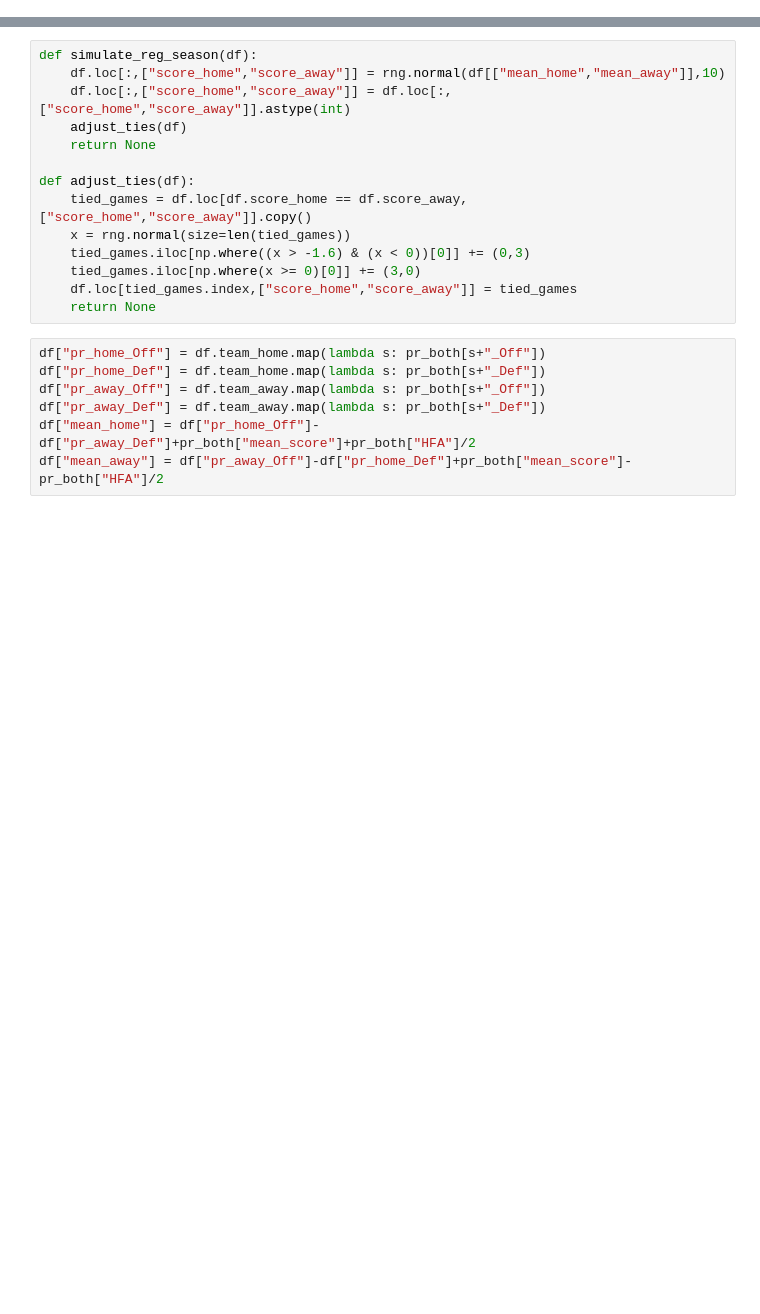
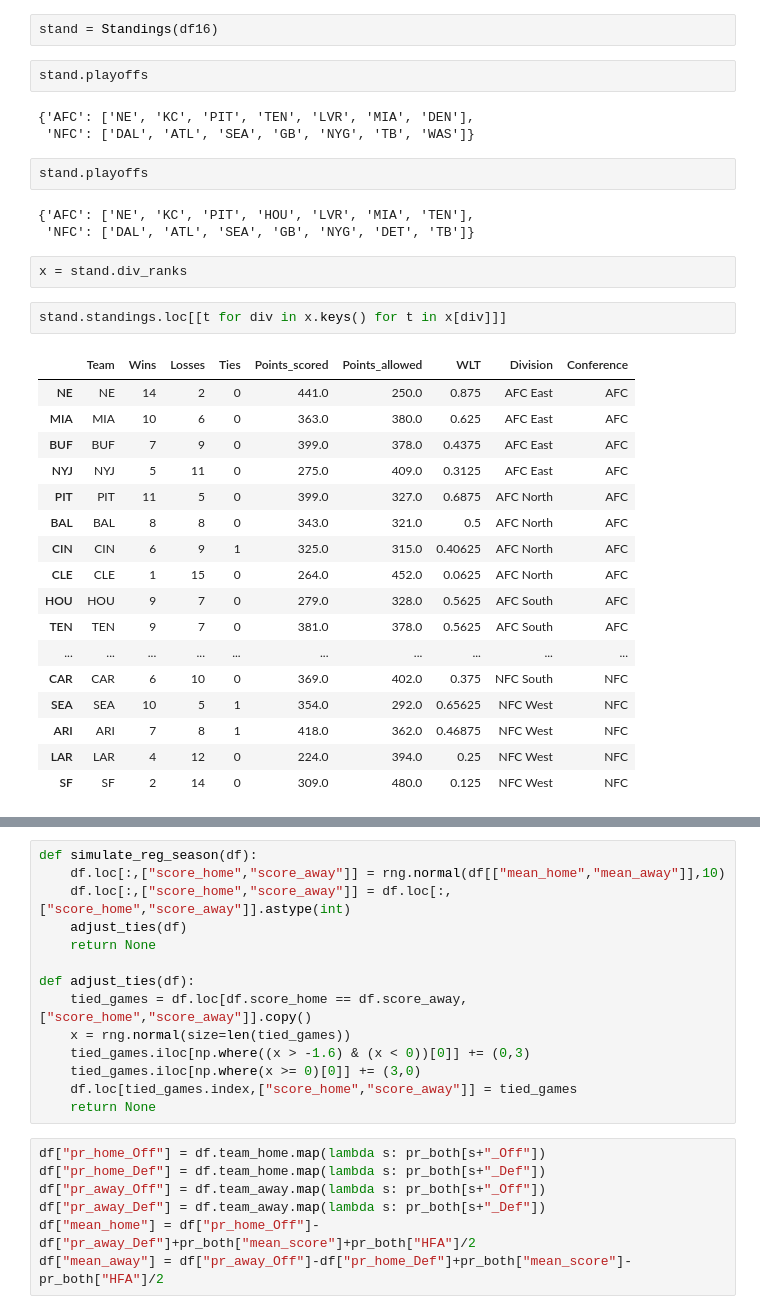
Before and after one commit to ChristopherDavisUCI/NFL2021-Simulation, a Jupyter notebook: NFL simulation practice.ipynb, the cells around one changed output, grey strips where cells are left out. Saved outputs shown, nothing was run; the diff lists cells and outputs as text; blank space fills up the shorter version.

```diff
--- a/NFL simulation practice.ipynb
+++ b/NFL simulation practice.ipynb
@@ -0,0 +150,34 @@
+# %%
+stand = Standings(df16)
+# %%
+stand.playoffs
+# %% [output]
+{'AFC': ['NE', 'KC', 'PIT', 'TEN', 'LVR', 'MIA', 'DEN'],
+ 'NFC': ['DAL', 'ATL', 'SEA', 'GB', 'NYG', 'TB', 'WAS']}
+# %%
+stand.playoffs
+# %% [output]
+{'AFC': ['NE', 'KC', 'PIT', 'HOU', 'LVR', 'MIA', 'TEN'],
+ 'NFC': ['DAL', 'ATL', 'SEA', 'GB', 'NYG', 'DET', 'TB']}
+# %%
+x = stand.div_ranks
+# %%
+stand.standings.loc[[t for div in x.keys() for t in x[div]]]
+# %% [output]
+|  | Team | Wins | Losses | Ties | Points_scored | Points_allowed | WLT | Division | Conference |
+| NE | NE | 14 | 2 | 0 | 441.0 | 250.0 | 0.875 | AFC East | AFC |
+| MIA | MIA | 10 | 6 | 0 | 363.0 | 380.0 | 0.625 | AFC East | AFC |
+| BUF | BUF | 7 | 9 | 0 | 399.0 | 378.0 | 0.4375 | AFC East | AFC |
+| NYJ | NYJ | 5 | 11 | 0 | 275.0 | 409.0 | 0.3125 | AFC East | AFC |
+| PIT | PIT | 11 | 5 | 0 | 399.0 | 327.0 | 0.6875 | AFC North | AFC |
+| BAL | BAL | 8 | 8 | 0 | 343.0 | 321.0 | 0.5 | AFC North | AFC |
+| CIN | CIN | 6 | 9 | 1 | 325.0 | 315.0 | 0.40625 | AFC North | AFC |
+| CLE | CLE | 1 | 15 | 0 | 264.0 | 452.0 | 0.0625 | AFC North | AFC |
+| HOU | HOU | 9 | 7 | 0 | 279.0 | 328.0 | 0.5625 | AFC South | AFC |
+| TEN | TEN | 9 | 7 | 0 | 381.0 | 378.0 | 0.5625 | AFC South | AFC |
+| ... | ... | ... | ... | ... | ... | ... | ... | ... | ... |
+| CAR | CAR | 6 | 10 | 0 | 369.0 | 402.0 | 0.375 | NFC South | NFC |
+| SEA | SEA | 10 | 5 | 1 | 354.0 | 292.0 | 0.65625 | NFC West | NFC |
+| ARI | ARI | 7 | 8 | 1 | 418.0 | 362.0 | 0.46875 | NFC West | NFC |
+| LAR | LAR | 4 | 12 | 0 | 224.0 | 394.0 | 0.25 | NFC West | NFC |
+| SF | SF | 2 | 14 | 0 | 309.0 | 480.0 | 0.125 | NFC West | NFC |
```
Also changed, not shown: parts of 27 cells of this notebook, 8 other files.
